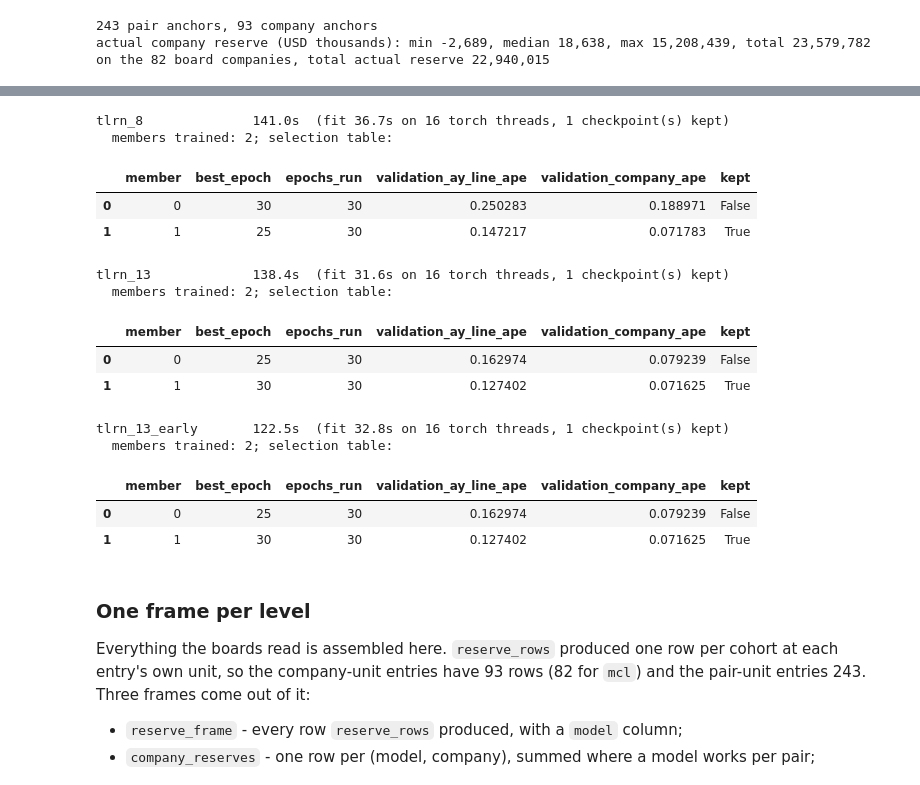
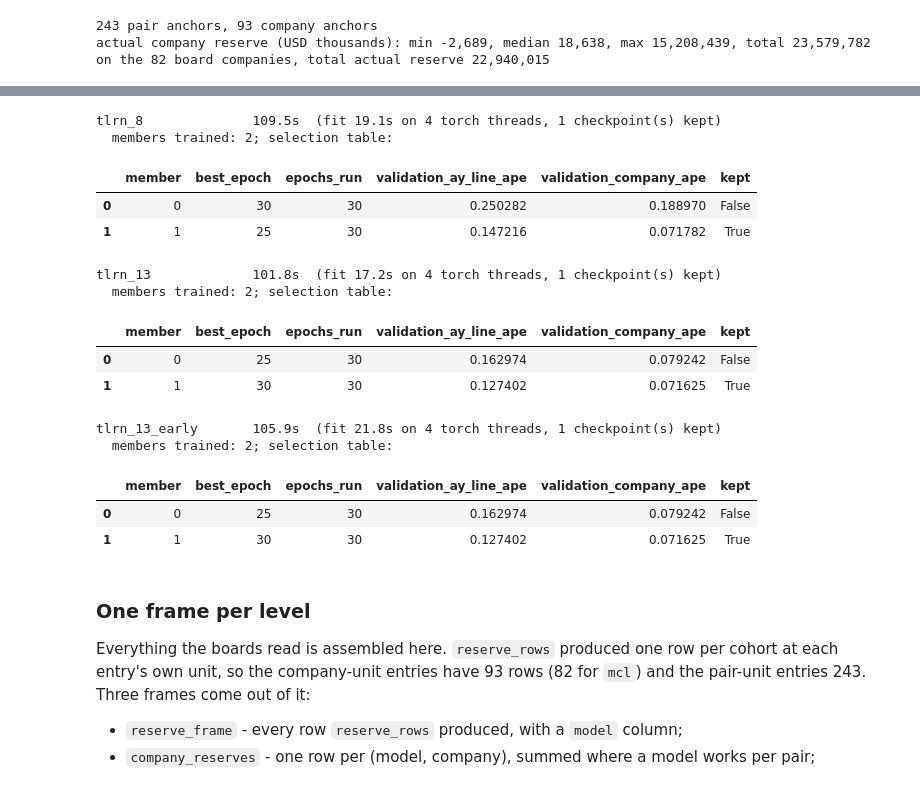
Before and after one commit to EKtheSage/ibnr, a Jupyter notebook: analysis/04_nn_architectures_vs_classical.ipynb, the cells around one changed output, grey strips where cells are left out. Saved outputs shown, nothing was run; the diff lists cells and outputs as text; code cells hidden in the pictures.

```diff
--- a/analysis/04_nn_architectures_vs_classical.ipynb
+++ b/analysis/04_nn_architectures_vs_classical.ipynb
@@ -1259,7 +1298,7 @@ mcl_fits: dict[str, object] = {}
 sur_fits: dict[str, object] = {}
 _fallbacks: list[dict] = []
 
-for name, store, point_source in (("mcl", mcl_fits, "native"), ("sur", sur_fits, "draw_mean")):
+for name, store in (("mcl", mcl_fits), ("sur", sur_fits)):
     t0 = time.perf_counter()
     for company in COMPANIES:
         ctri = tri.filter(tri.expr.company_code == company)
@@ -1270,14 +1309,10 @@ for name, store, point_source in (("mcl", mcl_fits, "native"), ("sur", sur_fits,
             continue
         store[company] = entry
         try:
-            reserve_parts.append(
-                reserves_for(
-                    name,
-                    entry,
-                    point=point_source,
-                    predict_kwargs=dict(seed=SEED_DRAW, n_draws=N_DRAWS_ENDPOINT),
-                )
-            )
+            reserve_parts.append(reserves_for(name, entry, point="native"))
+        except Exception as exc:
+            record("reserve", name, (company,), exc)
+        try:
             pred = entry.predict(seed=SEED_DRAW, n_draws=N_DRAWS_ENDPOINT)
             labels = pred.targets["label"].astype(str).tolist()
             company_draws[(name, company)] = np.asarray(
@@ -1288,7 +1323,7 @@ for name, store, point_source in (("mcl", mcl_fits, "native"), ("sur", sur_fits,
                     pred.samples[:, labels.index(f"{ln}/total")], dtype=float
                 )
         except Exception as exc:
-            record("reserve", name, (company,), exc)
+            record("endpoint draws", name, (company,), exc)
         # one step of the fitted transitions from each origin's latest diagonal
         c = entry.contract_
         for ln in LINES_OF[company]:
@@ -1439,9 +1496,6 @@ resnet                 258.2s  (fit 2.1s + 256.1s forecasting)
 # %%
-# The three tlrn fits. They run one after another: a notebook cell's functions are
-# defined in __main__, which a spawned process on Windows cannot import, so the
-# process pool the plan allows for is not available from inside a notebook. The
-# thread count each fit ran with is recorded in the timing table instead.
-import torch
+# The three tlrn fits, one after another on the four torch threads set above.
+import torch  # noqa: F811
 
 TLRN_ROWS = [
     ("tlrn_8", {}, TLRN_BUDGET),
@@ -1453,7 +1507,6 @@ TLRN_ROWS = [
     ),
 ]
 tlrn_fits: dict[str, object] = {}
-TORCH_THREADS = torch.get_num_threads()
 
 for row, extra, budget in TLRN_ROWS:
     t0 = time.perf_counter()
@@ -1468,53 +1521,46 @@ for row, extra, budget in TLRN_ROWS:
     )
     t_fit = time.perf_counter() - t0
     tlrn_fits[row] = entry
-    reserve_parts.append(
-        reserves_for(
-            row,
-            entry,
-            point="native",
-            predict_kwargs=dict(seed=SEED_DRAW, n_draws=N_DRAWS_ENDPOINT),
-        )
-    )
+    reserve_parts.append(reserves_for(row, entry, point="native"))
     pred = entry.predict(seed=SEED_DRAW, n_draws=N_DRAWS_ENDPOINT)
     for cj, cohort in enumerate(entry.cohorts()):
         company_draws[(row, cohort["company_code"])] = np.asarray(pred.samples[:, cj], dtype=float)
     # the projected cumulative grid: tlrn's deterministic forecast at every cell
     c = entry.contract_
     _codes = list(c["companies"]["company_code"])
     for company in COMPANIES:
         cj = _codes.index(company)
         for ln in LINES_OF[company]:
             li = list(c["lob_levels"]).index(ln)
             values = []
             for _, cell in cells[(company, ln)].frame.iterrows():
                 w = _origin_index[pd.Timestamp(cell["origin_period"]).date()]
                 d = _dev_index[int(cell["dev_lag"])]
                 values.append(entry.point_cumulative_[cj, li, w, d])
             _next_points(row, (company, ln), values)
     fit_seconds[row] = round(time.perf_counter() - t0, 1)
     print(
         f"{row:16s} {fit_seconds[row]:8.1f}s  (fit {t_fit:.1f}s on "
         f"{TORCH_THREADS} torch threads, {len(entry.models_)} checkpoint(s) kept)",
         flush=True,
     )
     print(f"  members trained: {len(entry.selection_)}; selection table:")
     display(entry.selection_)
 # %% [output]
-tlrn_8              141.0s  (fit 36.7s on 16 torch threads, 1 checkpoint(s) kept)
+tlrn_8              109.5s  (fit 19.1s on 4 torch threads, 1 checkpoint(s) kept)
   members trained: 2; selection table:
 |  | member | best_epoch | epochs_run | validation_ay_line_ape | validation_company_ape | kept |
-| 0 | 0 | 30 | 30 | 0.250283 | 0.188971 | False |
-| 1 | 1 | 25 | 30 | 0.147217 | 0.071783 | True |
+| 0 | 0 | 30 | 30 | 0.250282 | 0.188970 | False |
+| 1 | 1 | 25 | 30 | 0.147216 | 0.071782 | True |
-tlrn_13             138.4s  (fit 31.6s on 16 torch threads, 1 checkpoint(s) kept)
+tlrn_13             101.8s  (fit 17.2s on 4 torch threads, 1 checkpoint(s) kept)
   members trained: 2; selection table:
 |  | member | best_epoch | epochs_run | validation_ay_line_ape | validation_company_ape | kept |
-| 0 | 0 | 25 | 30 | 0.162974 | 0.079239 | False |
+| 0 | 0 | 25 | 30 | 0.162974 | 0.079242 | False |
 | 1 | 1 | 30 | 30 | 0.127402 | 0.071625 | True |
-tlrn_13_early       122.5s  (fit 32.8s on 16 torch threads, 1 checkpoint(s) kept)
+tlrn_13_early       105.9s  (fit 21.8s on 4 torch threads, 1 checkpoint(s) kept)
   members trained: 2; selection table:
 |  | member | best_epoch | epochs_run | validation_ay_line_ape | validation_company_ape | kept |
-| 0 | 0 | 25 | 30 | 0.162974 | 0.079239 | False |
+| 0 | 0 | 25 | 30 | 0.162974 | 0.079242 | False |
 | 1 | 1 | 30 | 30 | 0.127402 | 0.071625 | True |
 # %% [markdown]
 ### One frame per level
```
Also changed, not shown: parts of 27 cells of this notebook.
